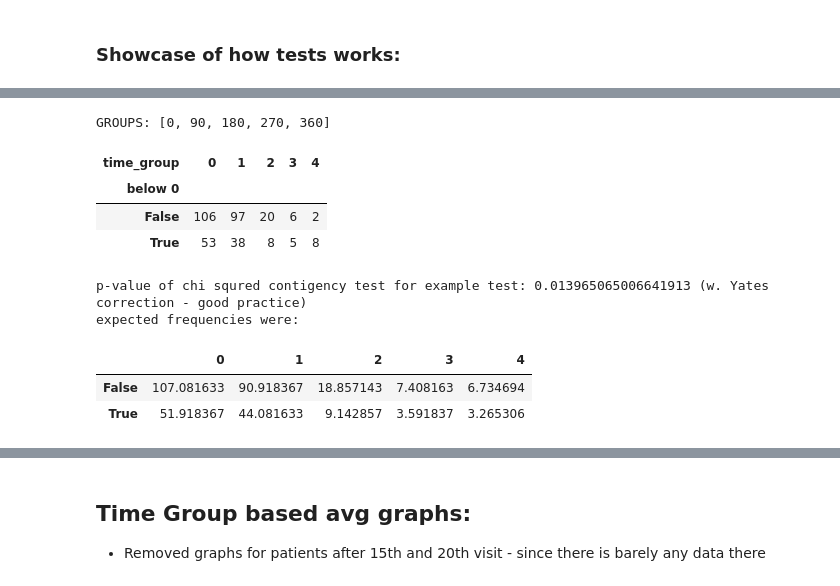
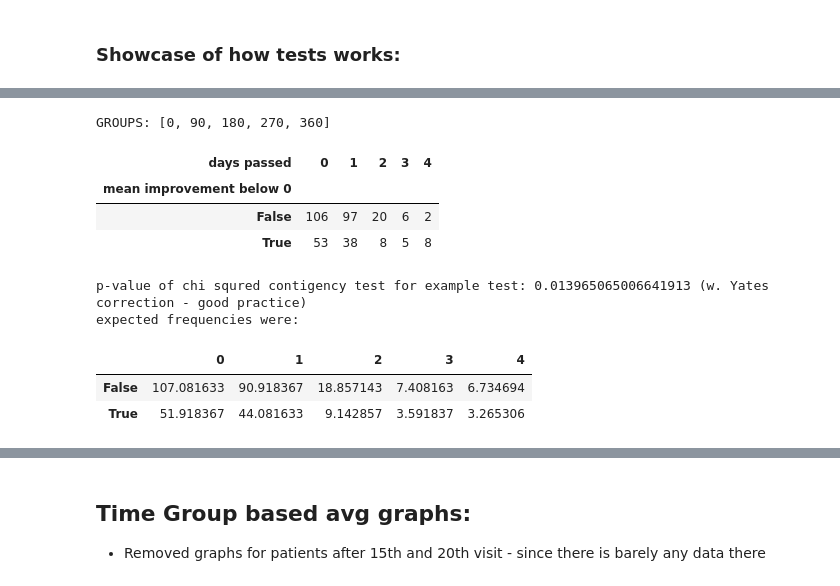
Before and after one commit to szczekulskij/long-term-analysis-of-pws, a Jupyter notebook: main.ipynb, the cells around one changed output, grey strips where cells are left out. Cells and saved outputs as stored; diff of their text form; code cells hidden in the pictures.

```diff
--- a/main.ipynb
+++ b/main.ipynb
@@ -347,5 +349,5 @@ agg_column_graph(non0s_df, label = 'data bez 0s', column = 'total_clearence_in_b
 # %% [markdown]
 ### Showcase of how tests works:
 # %%
-chi_squared_test(non_moved_df.loc[non_moved_df['visit_number']> 0], name = 'example test', display_data = True)
+data, expected_frequences = chi_squared_test(non_moved_df, name = 'example test', display_data = True)
 # %% [output]
@@ -353,11 +355,11 @@ chi_squared_test(non_moved_df.loc[non_moved_df['visit_number']> 0], name = 'exam
 | 0 | 1.Gasek | 57 | 57 | 1 | 1 | 10.43594 | 10.435942 | ... |
 | 1 | 1.Gasek | 958 | 1015 | 4 | 2 | -1.90988 | 8.725376 | ... |
 | 2 | 1.Gasek | 70 | 1085 | 1 | 3 | -3.15234 | 5.848092 | ... |
 | 3 | 1.Gasek | 63 | 1148 | 1 | 4 | 26.20423 | 30.519873 | ... |
 | 4 | 1.Gasek | 238 | 1386 | 3 | 5 | -0.99610 | 29.827784 | ... |
 GROUPS: [0, 90, 180, 270, 360]
-| time_group | 0 | 1 | 2 | 3 | 4 |
-| below 0 |  |  |  |  |  |
+| days passed | 0 | 1 | 2 | 3 | 4 |
+| mean improvement below 0 |  |  |  |  |  |
 | False | 106 | 97 | 20 | 6 | 2 |
 | True | 53 | 38 | 8 | 5 | 8 |
 p-value of chi squred contigency test for example test: 0.013965065006641913 (w. Yates correction - good practice)
```
Also changed, not shown: parts of 16 cells of this notebook, 1 other file.
